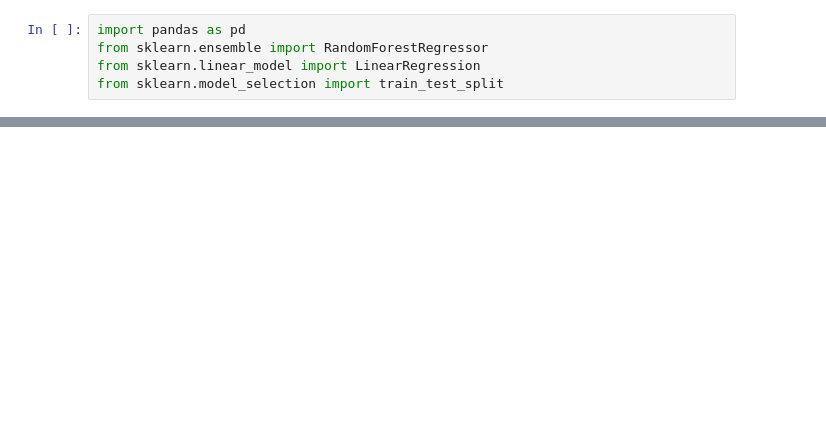
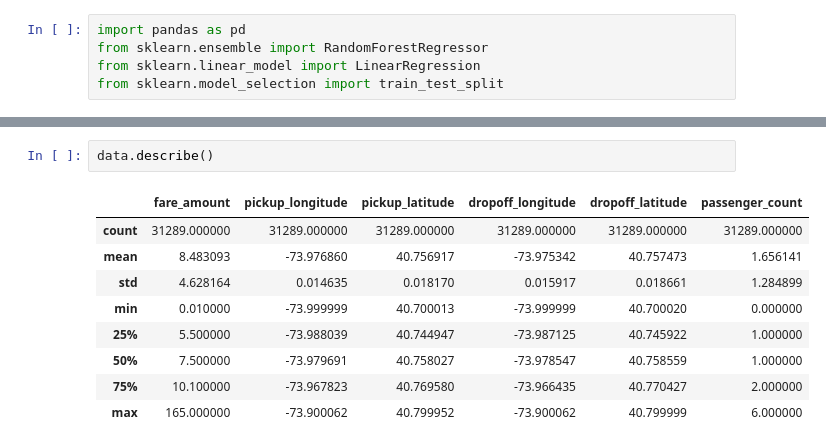
Before and after one commit to Grashch/Kaggle_tasks, a Jupyter notebook: Partial_Plots_hw.ipynb, the cells around one changed output, grey strips where cells are left out. Cells and saved outputs as stored; diff of their text form; blank space fills up the shorter version.

```diff
--- a/Partial_Plots_hw.ipynb
+++ b/Partial_Plots_hw.ipynb
@@ -38,3 +38,15 @@ Data sample:
 | 4 | 2010-03-09 07:51:00.000000135 | 5.3 | 2010-03-09 07:51:00 UTC | -73.968095 | 40.768008 | -73.956655 | ... |
 | 6 | 2012-11-20 20:35:00.0000001 | 7.5 | 2012-11-20 20:35:00 UTC | -73.980002 | 40.751662 | -73.973802 | ... |
 | 7 | 2012-01-04 17:22:00.00000081 | 16.5 | 2012-01-04 17:22:00 UTC | -73.951300 | 40.774138 | -73.990095 | ... |
+# %%
+data.describe()
+# %% [output]
+|  | fare_amount | pickup_longitude | pickup_latitude | dropoff_longitude | dropoff_latitude | passenger_count |
+| count | 31289.000000 | 31289.000000 | 31289.000000 | 31289.000000 | 31289.000000 | 31289.000000 |
+| mean | 8.483093 | -73.976860 | 40.756917 | -73.975342 | 40.757473 | 1.656141 |
+| std | 4.628164 | 0.014635 | 0.018170 | 0.015917 | 0.018661 | 1.284899 |
+| min | 0.010000 | -73.999999 | 40.700013 | -73.999999 | 40.700020 | 0.000000 |
+| 25% | 5.500000 | -73.988039 | 40.744947 | -73.987125 | 40.745922 | 1.000000 |
+| 50% | 7.500000 | -73.979691 | 40.758027 | -73.978547 | 40.758559 | 1.000000 |
+| 75% | 10.100000 | -73.967823 | 40.769580 | -73.966435 | 40.770427 | 2.000000 |
+| max | 165.000000 | -73.900062 | 40.799952 | -73.900062 | 40.799999 | 6.000000 |
```
Also changed, not shown: parts of 1 cell of this notebook.
